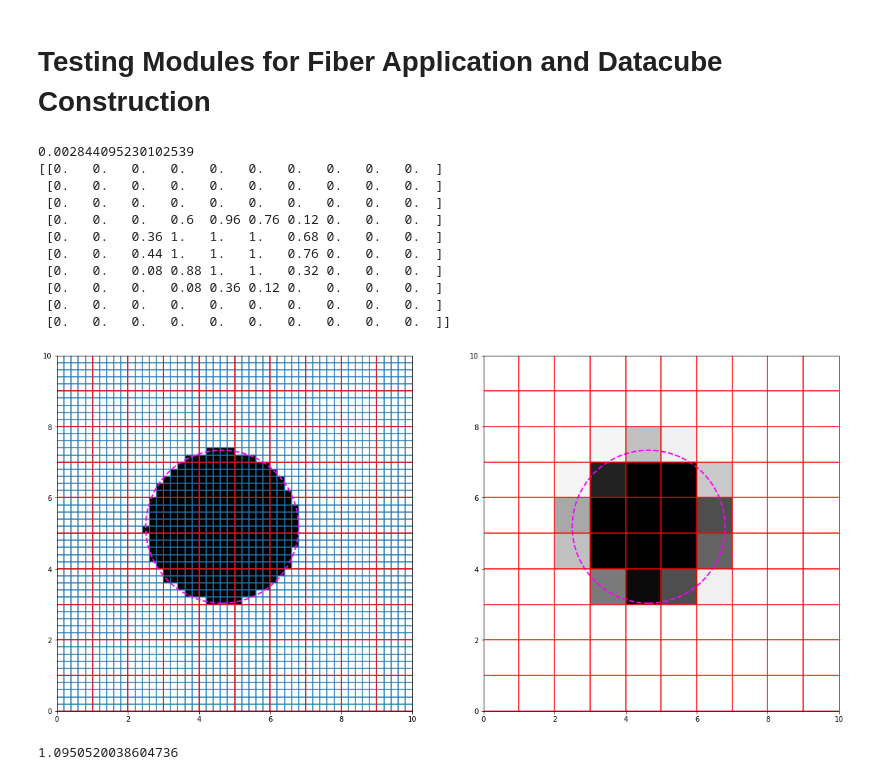
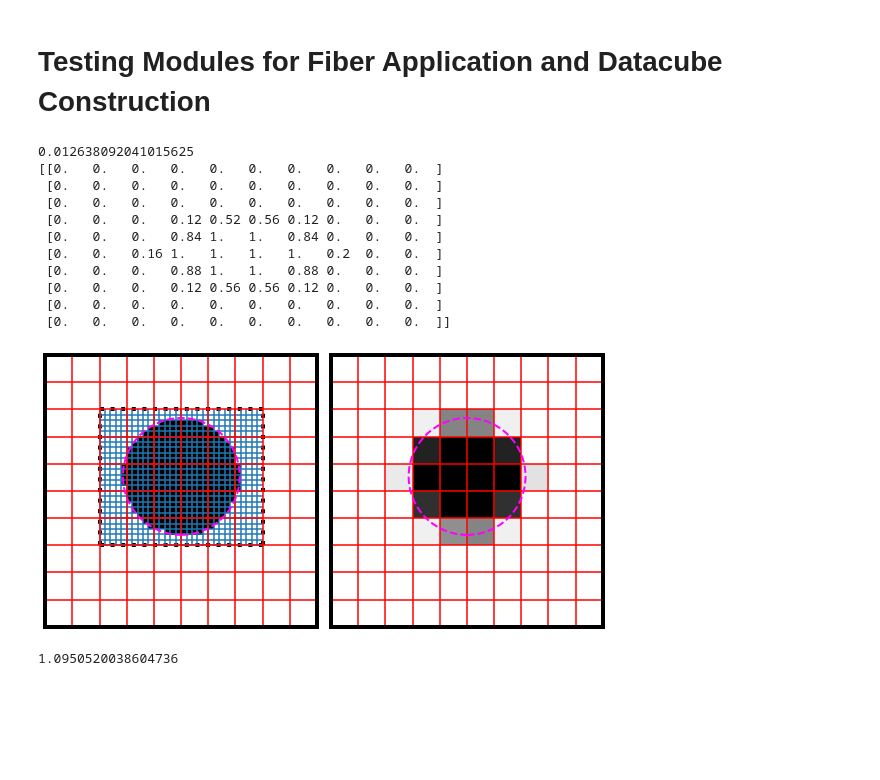
Before and after one commit to cbottrell/RealSim-IFS, a Jupyter notebook: Fiber_application.ipynb, the cells around one changed output. Saved outputs shown, nothing was run; the diff lists cells and outputs as text; code cells hidden in the pictures; blank space fills up the shorter version.

```diff
--- a/Fiber_application.ipynb
+++ b/Fiber_application.ipynb
@@ -9,4 +11,17 @@ import time
 # %%
+fig,axarr = plt.subplots(1,2,figsize=(10,5))
+fig.subplots_adjust(wspace=0.05,hspace=0.05)
+axarr = axarr.flatten()
+
+np.random.seed(432910)
+
+for ax in axarr:
+    ax.get_xaxis().set_visible(False)
+    ax.get_yaxis().set_visible(False)
+    for spine in ['top','left','right','bottom']:
+        ax.spines[spine].set_linewidth(4)
+        ax.spines[spine].set_zorder(100)
+
 data = np.ones((5,10,10))
 
 data_shape = data.shape
@@ -23,12 +38,12 @@ core_y_pixels = np.random.uniform(low=4.3,high=5.7)
 
 weight_map = np.zeros((size_y,size_x)).astype(int)
 
-weight_map[(np.abs(X+0.5-core_x_pixels)<(core_radius_pixels+0.5)) * (np.abs(Y+0.5-core_y_pixels)<core_radius_pixels+0.5)] = 1
+weight_map[(np.abs(X+0.5-core_x_pixels)<(core_radius_pixels+0.5))*
+           (np.abs(Y+0.5-core_y_pixels)<core_radius_pixels+0.5)] = 1
 
 rows,cols = np.argwhere(weight_map).T
 row_min,row_max = np.min(rows),np.max(rows)+1
 col_min,col_max = np.min(cols),np.max(cols)+1
-
 
 rfactor = 5
 
@@ -55,54 +70,62 @@ patch = maskr.reshape(row_max-row_min,rfactor,col_max-col_min,rfactor).sum(axis=
 weight_map = weight_map.astype(float)
 weight_map[row_min:row_max,col_min:col_max]=patch
 
 core_array = np.sum(data * weight_map.reshape(1,size_y,size_x),axis=(1,2)),np.pi*core_radius_pixels**2
 
 print(time.time()-start)
 
-
-fig,axarr = plt.subplots(1,2,figsize=(20,10))
-
-ax = axarr.flat[0]
+ax = axarr[0]
 ax.imshow(weight_mapr,cmap='Greys',origin='lower',extent=(0,size_x,0,size_y))
 
 core = Circle(xy=(core_x_pixels,core_y_pixels),radius=core_diameter_pixels/2,
-              transform=ax.transData,edgecolor='magenta',facecolor='None',linestyle='dashed',linewidth=2,zorder=9)
+              transform=ax.transData,edgecolor='magenta',facecolor='None',linestyle='dashed',linewidth=2,zorder=99)
 
-for i in range(size_x*rfactor):
-    ax.axvline(i/rfactor)
-    ax.axhline(i/rfactor)
+for i in range((col_max-col_min)*rfactor):
+    ax.vlines(i/rfactor+col_min,ymin=row_min,ymax=row_max,color='C0',zorder=2)
+
+for i in range((row_max-row_min)*rfactor):
+    ax.hlines(i/rfactor+row_min,xmin=col_min,xmax=col_max,color='C0',zorder=2)
 
 for i in range(size_x):
-    ax.axvline(i,color='red')
-    ax.axhline(i,color='red')
+    ax.axvline(i,color='red',zorder=3)
+    ax.axhline(i,color='red',zorder=3)
 
 ax.add_artist(core)
 
-ax = axarr.flat[1]
+ax = axarr[1]
 ax.imshow(weight_map,cmap='Greys',origin='lower',extent=(0,size_x,0,size_y),vmin=0,vmax=1)
 
 for i in range(size_x):
-    ax.axvline(i,color='red')
-    ax.axhline(i,color='red')
+    ax.axvline(i,color='red',zorder=3)
+    ax.axhline(i,color='red',zorder=3)
 
 core = Circle(xy=(core_x_pixels,core_y_pixels),radius=core_diameter_pixels/2,
-              transform=ax.transData,edgecolor='magenta',facecolor='None',linewidth=2,linestyle='dashed')
+              transform=ax.transData,edgecolor='magenta',facecolor='None',linewidth=2,linestyle='dashed',zorder=99)
 
 ax.add_artist(core)
+
+ax = axarr[0]
+ax.plot([col_min,col_min],[row_min,row_max],c='black',lw=4,zorder=1,linestyle='dotted')
+ax.plot([col_min,col_max],[row_min,row_min],c='black',lw=4,zorder=1,linestyle='dotted')
+ax.plot([col_min,col_max],[row_max,row_max],c='black',lw=4,zorder=1,linestyle='dotted')
+ax.plot([col_max,col_max],[row_min,row_max],c='black',lw=4,zorder=1,linestyle='dotted')
+
 print(weight_map)
+
+fig.savefig('Figures/RealSim-IFS_FiberObserve_example.pdf',bbox_inches='tight')
 # %% [output]
-0.002844095230102539
+0.012638092041015625
 [[0.   0.   0.   0.   0.   0.   0.   0.   0.   0.  ]
  [0.   0.   0.   0.   0.   0.   0.   0.   0.   0.  ]
  [0.   0.   0.   0.   0.   0.   0.   0.   0.   0.  ]
- [0.   0.   0.   0.6  0.96 0.76 0.12 0.   0.   0.  ]
- [0.   0.   0.36 1.   1.   1.   0.68 0.   0.   0.  ]
- [0.   0.   0.44 1.   1.   1.   0.76 0.   0.   0.  ]
- [0.   0.   0.08 0.88 1.   1.   0.32 0.   0.   0.  ]
- [0.   0.   0.   0.08 0.36 0.12 0.   0.   0.   0.  ]
+ [0.   0.   0.   0.12 0.52 0.56 0.12 0.   0.   0.  ]
+ [0.   0.   0.   0.84 1.   1.   0.84 0.   0.   0.  ]
+ [0.   0.   0.16 1.   1.   1.   1.   0.2  0.   0.  ]
+ [0.   0.   0.   0.88 1.   1.   0.88 0.   0.   0.  ]
+ [0.   0.   0.   0.12 0.56 0.56 0.12 0.   0.   0.  ]
  [0.   0.   0.   0.   0.   0.   0.   0.   0.   0.  ]
  [0.   0.   0.   0.   0.   0.   0.   0.   0.   0.  ]]
-[figure, old version]
+[figure, new version]
 # %%
 data = np.ones((1000,512,512))
 core_diameter_pixels = 4.3
```
Also changed, not shown: parts of 1 cell of this notebook.
